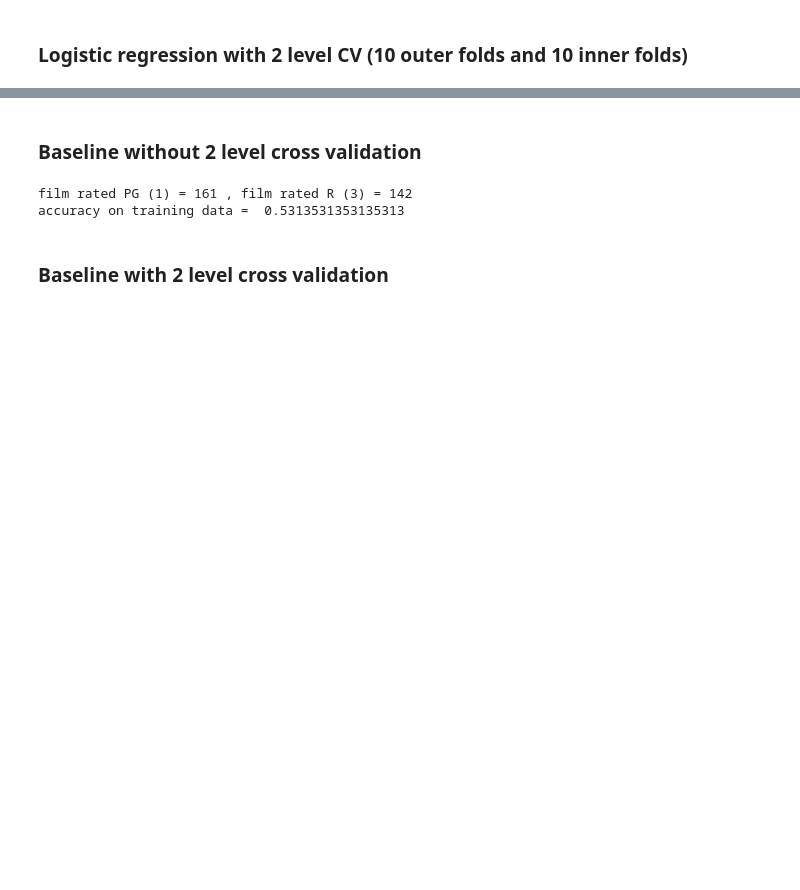
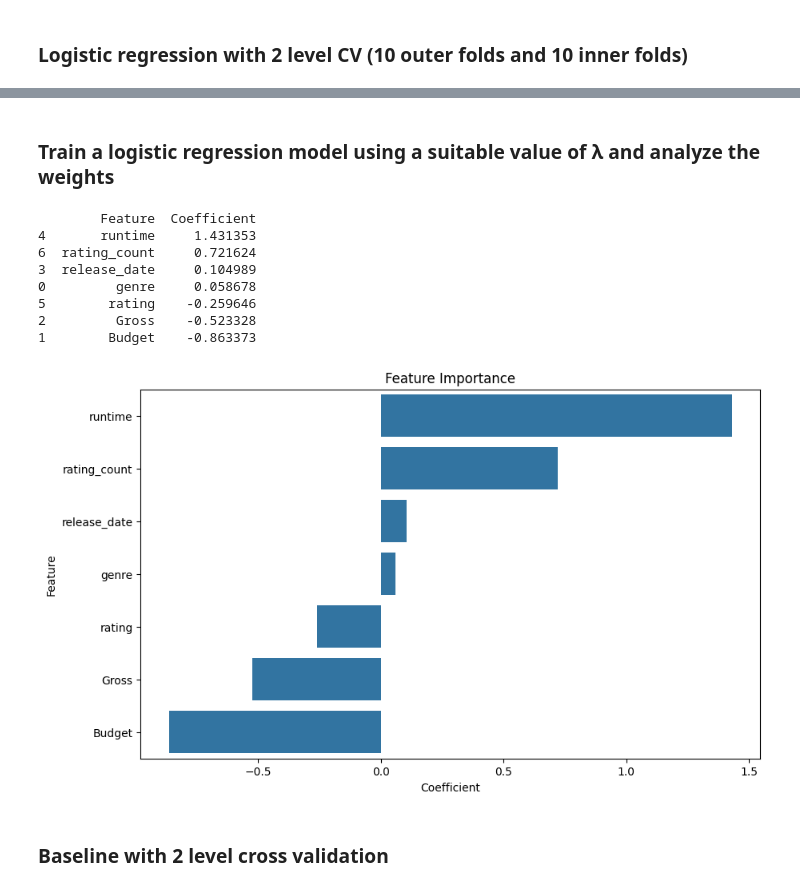
Before and after one commit to magolimbo/Machine-Learning-report1, a Jupyter notebook: classification.ipynb, the cells around one changed output, grey strips where cells are left out. Cells and saved outputs as stored; diff of their text form; code cells hidden in the pictures; blank space fills up the shorter version.

```diff
--- a/classification.ipynb
+++ b/classification.ipynb
@@ -565,40 +281,41 @@ Optimal λ value: 0.2
-# %% [markdown]
-### Baseline without 2 level cross validation
-# %%
-import pandas as pd
-from sklearn.dummy import DummyClassifier
-
-# y_mpaa = vector with MPAA ratings of the movies
-# y_mpaa_filtered = y_mpaa with only PG and R
-# df_X = features matrix (Pandas DataFrame)
-# df_X_filtered = df_X with only movies that are PG or R
-# df_X_noMPAA = df_X_filtered without the MPAA column
-# df_X_noMPAA_std = standardized df_X_noMPAA
-
-# number of MPAA Rating = 1
-num_mpaa_1 = (y_mpaa_filtered == 1).sum()
-
-# number of MPAA rating = 3
-num_mpaa_3 = (y_mpaa_filtered == 3).sum()
-
-print(f"film rated PG (1) = {num_mpaa_1} , film rated R (3) = {num_mpaa_3}")
-
-# Calculate the most frequent MPAA Rating class in the training data
-most_frequent_mpaa = y_mpaa_filtered.value_counts().idxmax()
-
-# Create a dummy classifier based on the most frequent MPAA Rating class
-baseline_model = DummyClassifier(strategy="constant", constant=int(most_frequent_mpaa))
-
-# Train the baseline model
-baseline_model.fit(df_X_noMPAA_std, y_mpaa_filtered)
-
-# Calculate the performance of the baseline model on the training data
-baseline_accuracy = baseline_model.score(df_X_noMPAA_std, y_mpaa_filtered)
-
-# Now 'baseline_accuracy' will contain the performance of the baseline model
-print("accuracy on training data = " , baseline_accuracy)
-# %% [output]
-film rated PG (1) = 161 , film rated R (3) = 142
-accuracy on training data =  0.5313531353135313
+# %% [markdown]
+### Train a logistic regression model using a suitable value of λ and analyze the weights
+# %%
+
+train_dataset = df_X_noMPAA_std
+target_label = y_mpaa_filtered
+lambda_value = 2
+
+logreg_model = LogisticRegression(C=1/lambda_value)
+logreg_model.fit(X_train, y_train)
+
+# Extract feature coefficients
+feature_coefficients = logreg_model.coef_[0]
+
+# Associate coefficients with respective features
+feature_names = df_X_noMPAA.columns  # Replace with actual feature names
+coefficients_df = pd.DataFrame({'Feature': feature_names, 'Coefficient': feature_coefficients})
+
+# Sort coefficients by importance
+coefficients_df = coefficients_df.sort_values(by='Coefficient', ascending=False)
+print(coefficients_df)
+
+# Plot feature importance
+plt.figure(figsize=(10, 6))
+sns.barplot(x='Coefficient', y='Feature', data=coefficients_df, orient='h')
+plt.title('Feature Importance')
+plt.xlabel('Coefficient')
+plt.ylabel('Feature')
+plt.show()
+# %% [output]
+        Feature  Coefficient
+4       runtime     1.431353
+6  rating_count     0.721624
+3  release_date     0.104989
+0         genre     0.058678
+5        rating    -0.259646
+2         Gross    -0.523328
+1        Budget    -0.863373
+[figure, added]
 # %% [markdown]
 ### Baseline with 2 level cross validation
```
Also changed, not shown: parts of 13 cells of this notebook.
